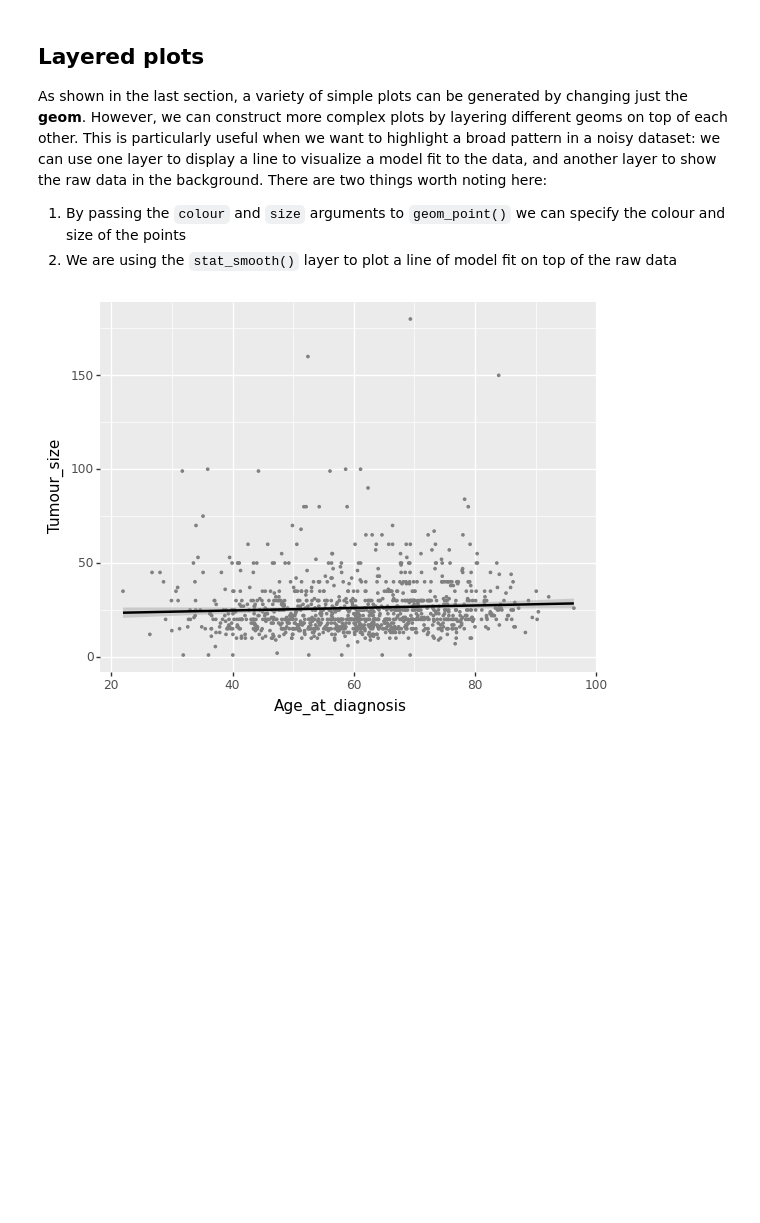
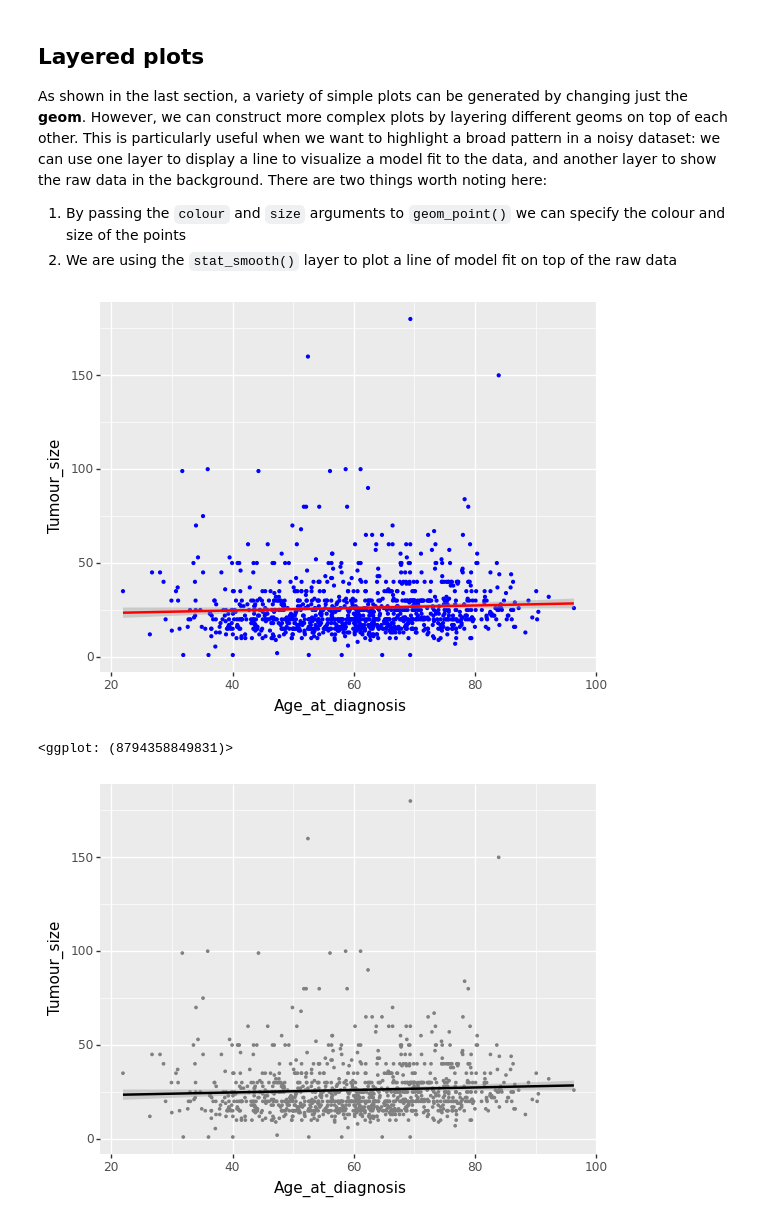
Before and after one commit to arash-darzian/data-science-for-biologists-AZ, a Jupyter notebook: notebooks/week2_lecture.ipynb, the cells around one changed output. Cells and saved outputs as stored; diff of their text form; code cells hidden in the pictures; blank space fills up the shorter version.

```diff
--- a/notebooks/week2_lecture.ipynb
+++ b/notebooks/week2_lecture.ipynb
@@ -162,6 +177,15 @@ metabric
 As shown in the last section, a variety of simple plots can be generated by changing just the **geom**. However, we can construct more complex plots by layering different geoms on top of each other. This is particularly useful when we want to highlight a broad pattern in a noisy dataset: we can use one layer to display a line to visualize a model fit to the data, and another layer to show the raw data in the background. There are two things worth noting here:
 1. By passing the `colour` and `size` arguments to `geom_point()` we can specify the colour and size of the points
 2. We are using the `stat_smooth()` layer to plot a line of model fit on top of the raw data
+# %%
+(
+ggplot(metabric, aes("Age_at_diagnosis", "Tumour_size"))
++ p9.geom_point(colour='blue', size=.7)
++ geom_smooth(method='lm', color='red')
+)
+# %% [output]
+[figure, added]
+<ggplot: (8794358849831)>
 # %%
 (
 p9.ggplot(metabric, p9.aes("Age_at_diagnosis", "Tumour_size"))
```
Also changed, not shown: parts of 21 cells of this notebook, 3 other files.
